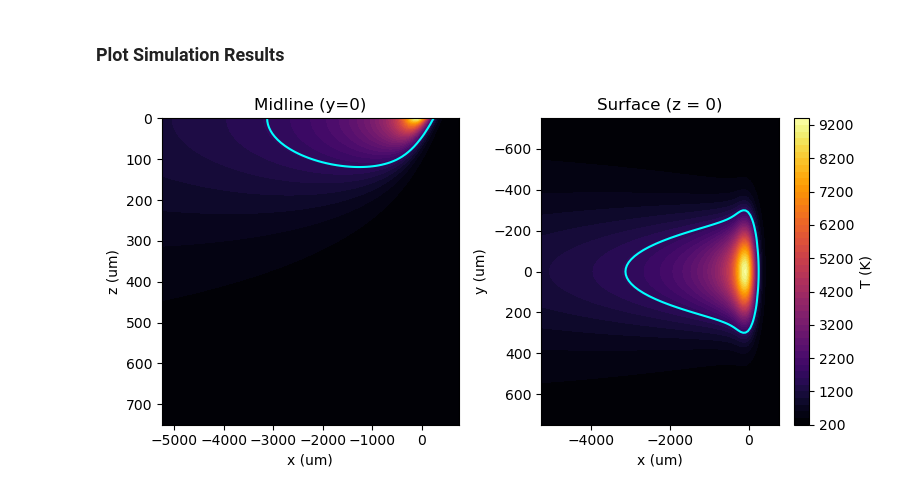
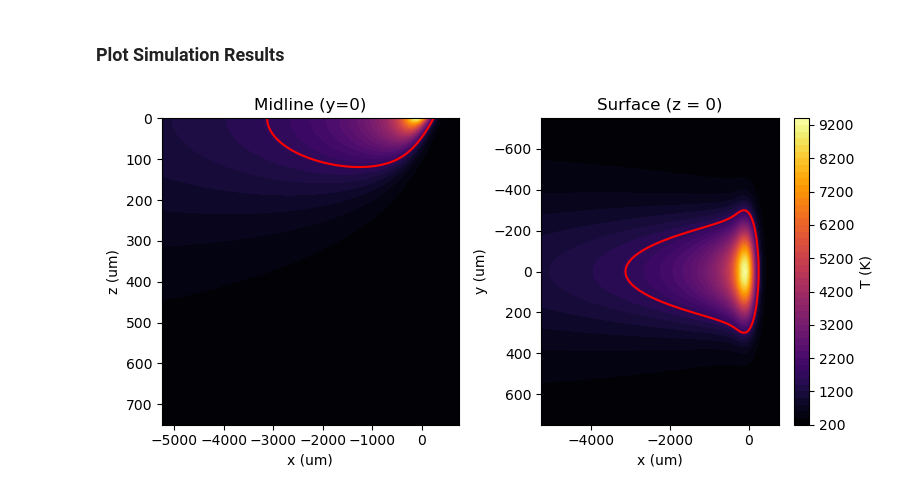
Before and after one commit to grantajo/electrontrajectories, a Jupyter notebook: electrontrajectories.ipynb, the cells around one changed output. Cells and saved outputs as stored; diff of their text form; code cells hidden in the pictures.

```diff
--- a/electrontrajectories.ipynb
+++ b/electrontrajectories.ipynb
@@ -534,7 +534,7 @@ def solve_eagar_tsai(Xi, Psi, Zeta, n, u):
         lambda tau: et_integrand_vec(tau, Xi, Psi, Zeta, u),
         0.0,
         np.inf,
-        limit = 1000,
+        limit = 10000,
         epsabs=1e-6,
         epsrel=1e-6,
     )
@@ -639,33 +639,33 @@ Max T: 9237.35
 iz0 = 0
 iy0 = N//2
 T_xz = Temp[:, iy0, :]
 T_xy = Temp[:, :, iz0]
 
 fig, axes = plt.subplots(1, 2, figsize=(8, 4))
 
 levels = 50
 
 # Plot XZ section
 ax = axes[0]
 cf = ax.contourf(X[:, iy0, :] * 1e6, Z[:, iy0, :] * 1e6, T_xz, levels=levels, cmap='inferno')
-ax.contour(X[:, iy0, :] * 1e6, Z[:, iy0, :] * 1e6, T_xz, levels=[T_c], colors='cyan')
+ax.contour(X[:, iy0, :] * 1e6, Z[:, iy0, :] * 1e6, T_xz, levels=[T_c], colors='red')
 #fig.colorbar(cf, ax=ax, label='T (K)')
 ax.invert_yaxis()
 ax.set_xlabel('x (um)')
 ax.set_ylabel('z (um)')
 ax.set_title('Midline (y=0)')
 
 # Plot XY section
 ax = axes[1]
 cf = ax.contourf(X[:, :, iz0] * 1e6, Y[:, :, iz0] * 1e6, T_xy, levels=levels, cmap='inferno')
-ax.contour(X[:, :, iz0] * 1e6, Y[:, :, iz0] * 1e6, T_xy, levels=[T_c], colors='cyan')
+ax.contour(X[:, :, iz0] * 1e6, Y[:, :, iz0] * 1e6, T_xy, levels=[T_c], colors='red')
 fig.colorbar(cf, ax=ax, label='T (K)')
 ax.invert_yaxis()
 ax.set_xlabel('x (um)')
 ax.set_ylabel('y (um)')
 ax.set_title('Surface (z = 0)')
 
 plt.tight_layout()
 plt.show()
 # %% [output]
-[figure, old version]
+[figure, new version]
```
